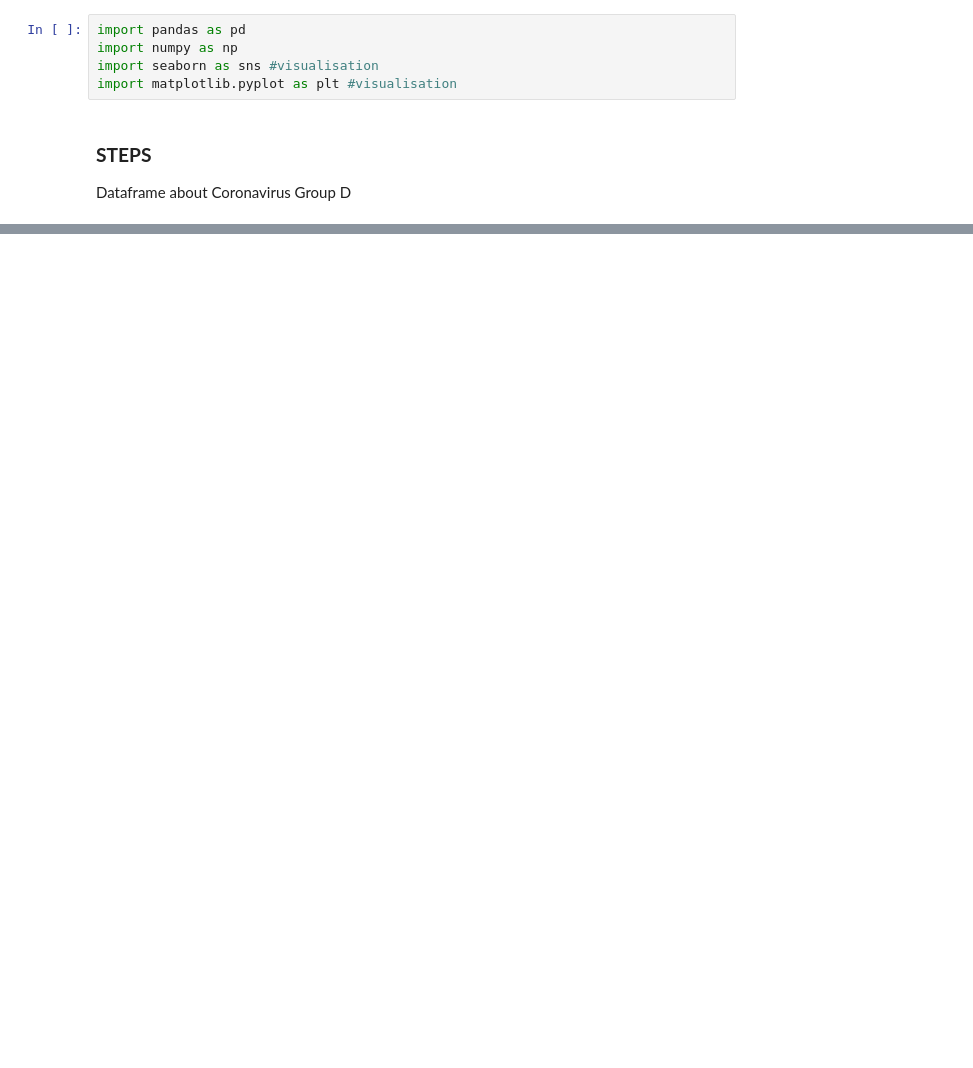
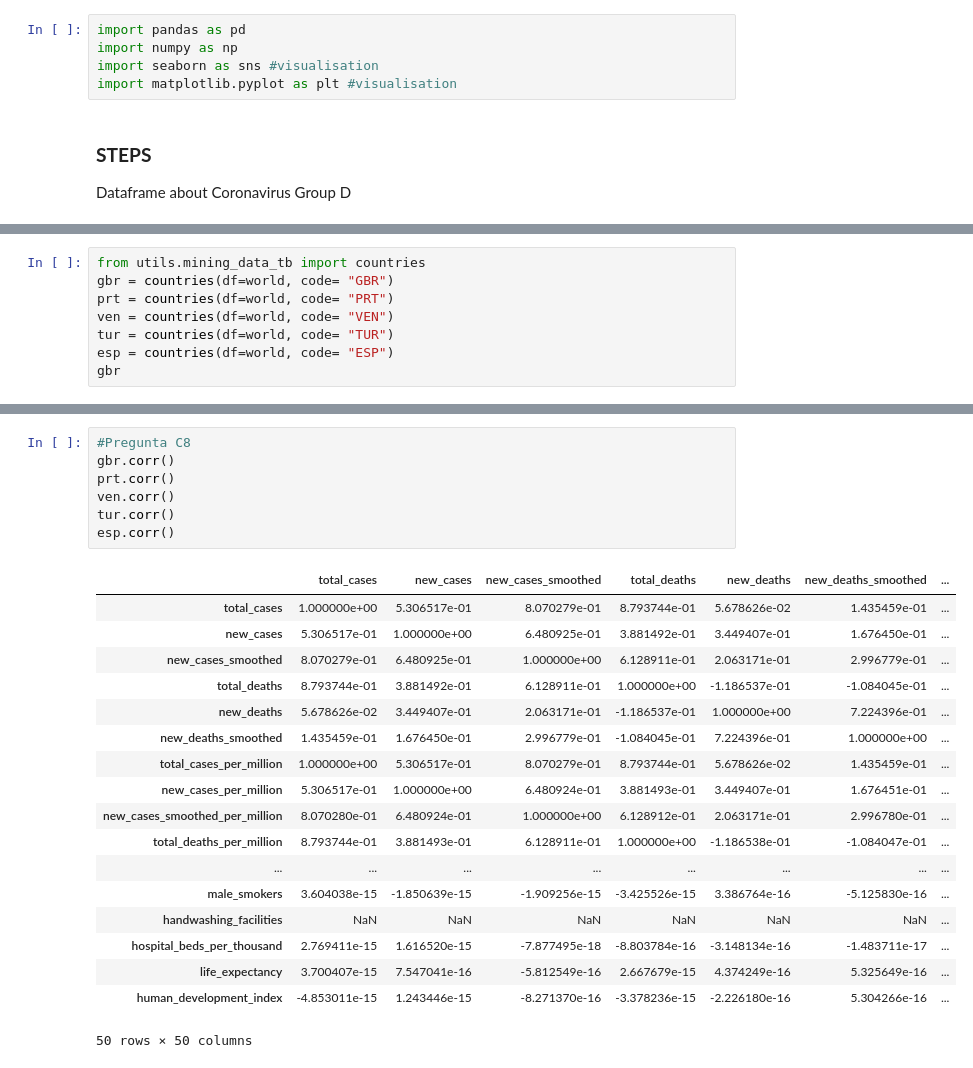
Before and after one commit to AriadnaPuigventos/GroupD_Covid19, a Jupyter notebook: src/main.ipynb, the cells around one changed output, grey strips where cells are left out. Saved outputs shown, nothing was run; the diff lists cells and outputs as text; blank space fills up the shorter version.

```diff
--- a/src/main.ipynb
+++ b/src/main.ipynb
@@ -103,0 +28,8 @@ ven
+# %%
+from utils.mining_data_tb import countries
+gbr = countries(df=world, code= "GBR")
+prt = countries(df=world, code= "PRT")
+ven = countries(df=world, code= "VEN")
+tur = countries(df=world, code= "TUR")
+esp = countries(df=world, code= "ESP")
+gbr
@@ -103,0 +96,26 @@ ven
+# %%
+#Pregunta C8
+gbr.corr()
+prt.corr()
+ven.corr()
+tur.corr()
+esp.corr()
+# %% [output]
+|  | total_cases | new_cases | new_cases_smoothed | total_deaths | new_deaths | new_deaths_smoothed | ... |
+| total_cases | 1.000000e+00 | 5.306517e-01 | 8.070279e-01 | 8.793744e-01 | 5.678626e-02 | 1.435459e-01 | ... |
+| new_cases | 5.306517e-01 | 1.000000e+00 | 6.480925e-01 | 3.881492e-01 | 3.449407e-01 | 1.676450e-01 | ... |
+| new_cases_smoothed | 8.070279e-01 | 6.480925e-01 | 1.000000e+00 | 6.128911e-01 | 2.063171e-01 | 2.996779e-01 | ... |
+| total_deaths | 8.793744e-01 | 3.881492e-01 | 6.128911e-01 | 1.000000e+00 | -1.186537e-01 | -1.084045e-01 | ... |
+| new_deaths | 5.678626e-02 | 3.449407e-01 | 2.063171e-01 | -1.186537e-01 | 1.000000e+00 | 7.224396e-01 | ... |
+| new_deaths_smoothed | 1.435459e-01 | 1.676450e-01 | 2.996779e-01 | -1.084045e-01 | 7.224396e-01 | 1.000000e+00 | ... |
+| total_cases_per_million | 1.000000e+00 | 5.306517e-01 | 8.070279e-01 | 8.793744e-01 | 5.678626e-02 | 1.435459e-01 | ... |
+| new_cases_per_million | 5.306517e-01 | 1.000000e+00 | 6.480924e-01 | 3.881493e-01 | 3.449407e-01 | 1.676451e-01 | ... |
+| new_cases_smoothed_per_million | 8.070280e-01 | 6.480924e-01 | 1.000000e+00 | 6.128912e-01 | 2.063171e-01 | 2.996780e-01 | ... |
+| total_deaths_per_million | 8.793744e-01 | 3.881493e-01 | 6.128911e-01 | 1.000000e+00 | -1.186538e-01 | -1.084047e-01 | ... |
+| ... | ... | ... | ... | ... | ... | ... | ... |
+| male_smokers | 3.604038e-15 | -1.850639e-15 | -1.909256e-15 | -3.425526e-15 | 3.386764e-16 | -5.125830e-16 | ... |
+| handwashing_facilities | NaN | NaN | NaN | NaN | NaN | NaN | ... |
+| hospital_beds_per_thousand | 2.769411e-15 | 1.616520e-15 | -7.877495e-18 | -8.803784e-16 | -3.148134e-16 | -1.483711e-17 | ... |
+| life_expectancy | 3.700407e-15 | 7.547041e-16 | -5.812549e-16 | 2.667679e-15 | 4.374249e-16 | 5.325649e-16 | ... |
+| human_development_index | -4.853011e-15 | 1.243446e-15 | -8.271370e-16 | -3.378236e-15 | -2.226180e-16 | 5.304266e-16 | ... |
+50 rows × 50 columns
```
Also changed, not shown: parts of 50 cells of this notebook, 4 other files.
